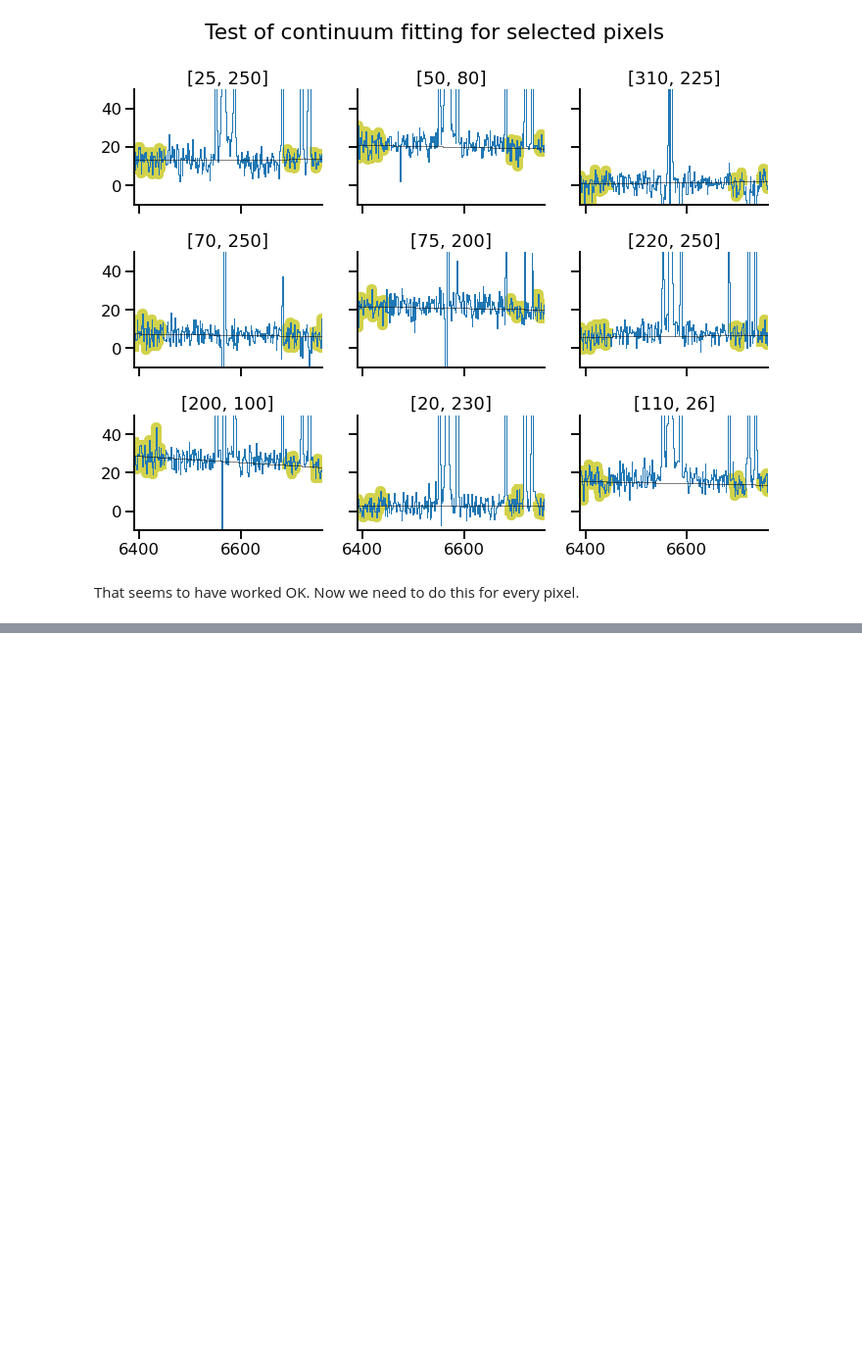
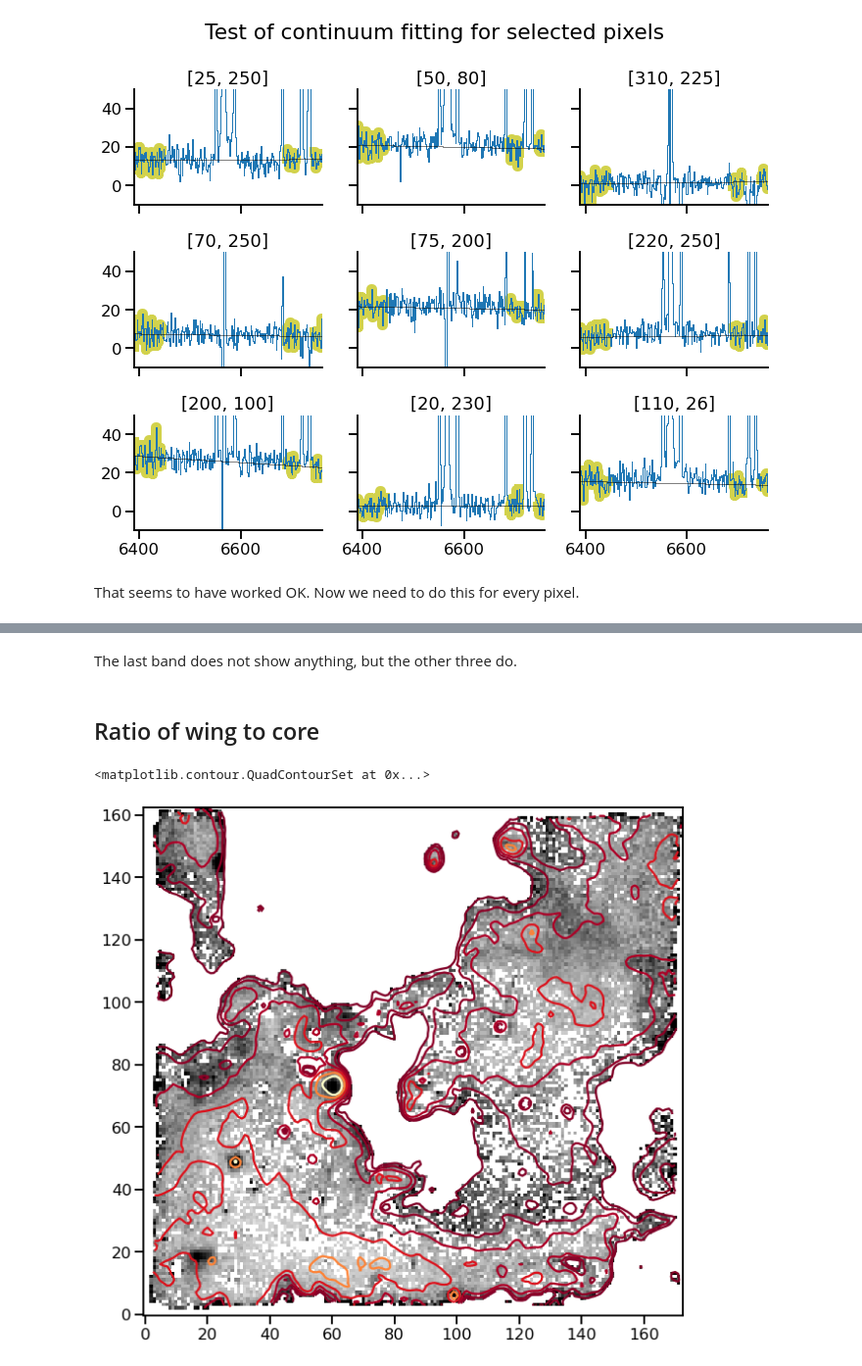
Before and after one commit to will-henney/muse-hii-regions, a Jupyter notebook: notebooks/02-00-raman-wings.ipynb, the cells around one changed output, grey strips where cells are left out. Shown at 98% size. Drawn from its saved outputs; the diff is of its cells as text; code cells hidden in the pictures; blank space fills up the shorter version.

Commit message:
Find giant Raman wings on a massive YSO in NGC 346
Undo commit of large file

```diff
--- a/notebooks/02-00-raman-wings.ipynb
+++ b/notebooks/02-00-raman-wings.ipynb
@@ -599,0 +519,2 @@ ax.set(ylim=[-1e5, 5e5]);
+# %% [markdown]
+The last band does not show anything, but the other three do.
@@ -599,0 +529,2 @@ ax.set(ylim=[-1e5, 5e5]);
+# %% [markdown]
+## Ratio of wing to core
@@ -599,0 +533,18 @@ ax.set(ylim=[-1e5, 5e5]);
+# %%
+redsum = (bandcubes["R040"].sum(axis=0) +  bandcubes["R058"].sum(axis=0))
+r = redsum / hacore.sum(axis=0)
+starmask = cont_cube.sum(axis=0).data > 10*hacore.sum(axis=0).data
+faintmask = hacore.sum(axis=0).data < 5e3
+r.mask = r.mask | (r.data < 0.0) | starmask | (redsum.data < 10.0) | faintmask
+# %%
+fig, ax = plt.subplots(figsize=(10, 10))
+
+r.rebin(2).plot(vmin=0, vmax=0.01, cmap="gray_r", scale="sqrt")
+ax.contour(
+    hacore.sum(axis=0).rebin(2).data,
+    levels=[5e3, 1e4, 2e4, 4e4, 8e4, 16e4],
+    cmap="YlOrRd_r",
+)
+# %% [output]
+<matplotlib.contour.QuadContourSet at 0x...>
+[figure, added]
```
Also changed, not shown: parts of 72 cells of this notebook, 12 other files.
